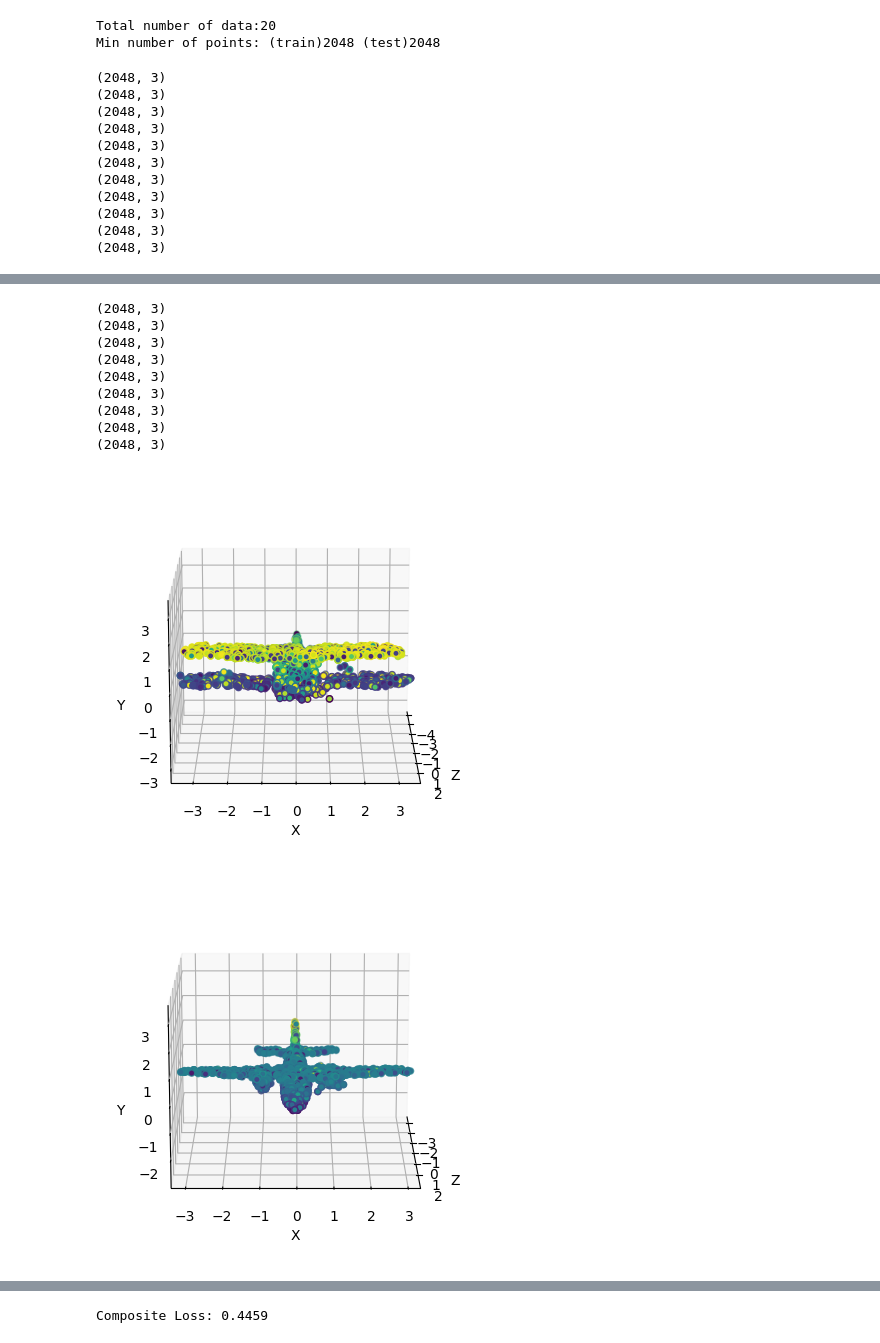
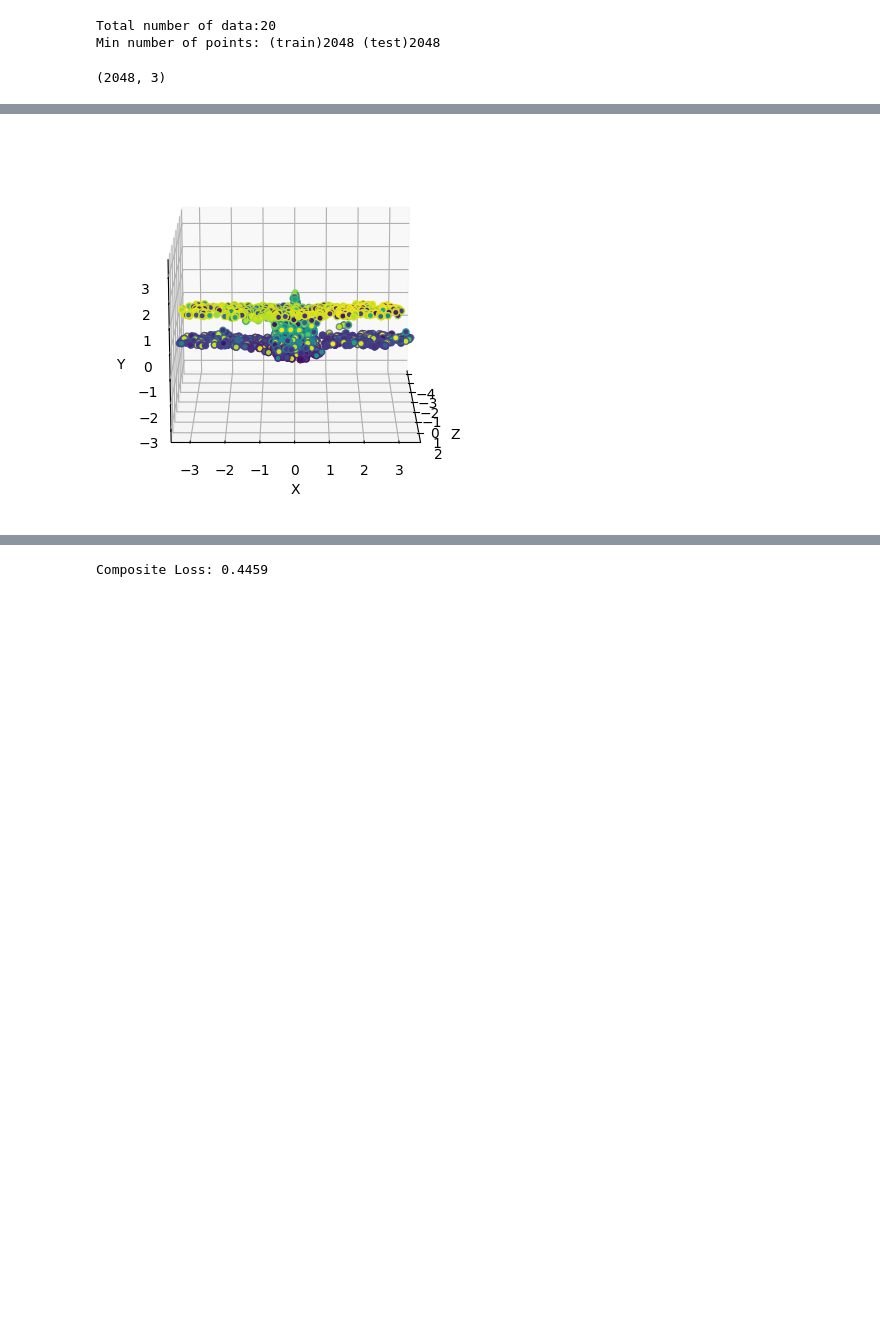
Before and after one commit to kristiyansakalyan/coarse-to-fine-shapes, a Jupyter notebook: train_refinement_notebook.ipynb, the cells around one changed output, grey strips where cells are left out. Cells and saved outputs as stored; diff of their text form; code cells hidden in the pictures; blank space fills up the shorter version.

```diff
--- a/train_refinement_notebook.ipynb
+++ b/train_refinement_notebook.ipynb
@@ -294,17 +294,8 @@ train_dataloader = torch.utils.data.DataLoader(tr_dataset, batch_size=1, sampler
 from visuals.visuals_util import visualize_pointcloud
 
 for sample in train_dataloader:
-    print(sample["train_points"].cpu().numpy().squeeze().shape)
+    print(sample["train_points"][0].cpu().numpy().squeeze().shape)
     visualize_pointcloud(sample["train_points"].cpu().numpy().squeeze())
+    break
 # %% [output]
 (2048, 3)
-(2048, 3)
-(2048, 3)
-(2048, 3)
-(2048, 3)
-(2048, 3)
-(2048, 3)
-(2048, 3)
-(2048, 3)
-(2048, 3)
-(2048, 3)
@@ -326,11 +302 @@ KeyboardInterrupt:
-(2048, 3)
-(2048, 3)
-(2048, 3)
-(2048, 3)
-(2048, 3)
-(2048, 3)
-(2048, 3)
-(2048, 3)
-(2048, 3)
-[figure, old version]
+[figure, new version]
-[figure, removed]
```
Also changed, not shown: parts of 24 cells of this notebook.
